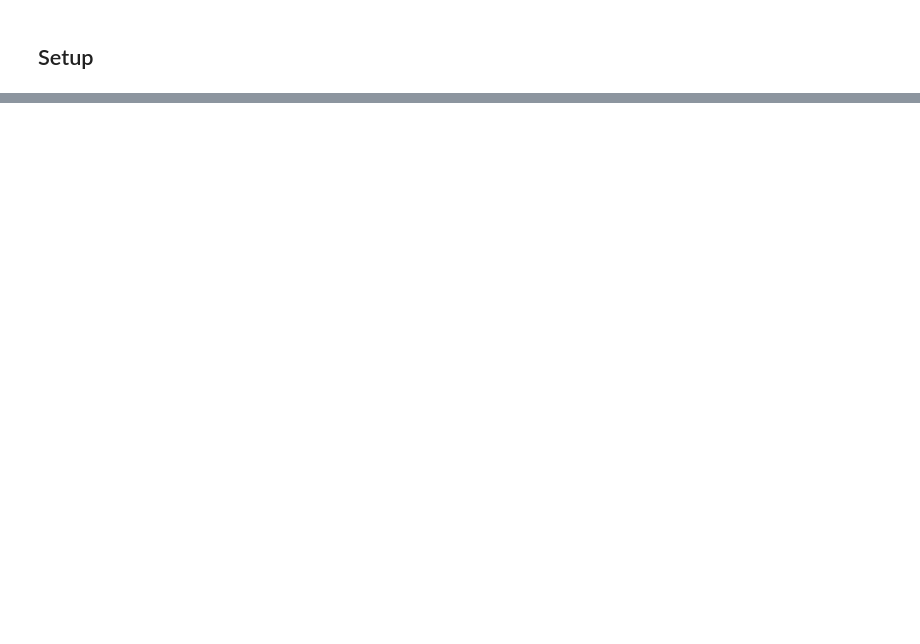
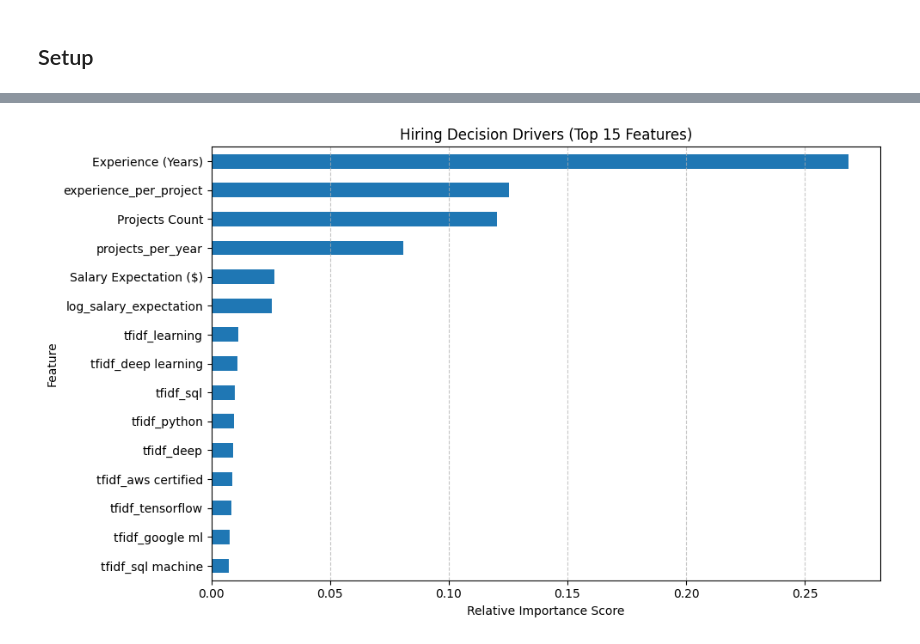
Before and after one commit to Jiaze-G/resume-hiring-prediction-ml, a Jupyter notebook: Modeling_and_Evaluation.ipynb, the cells around one changed output, grey strips where cells are left out. Cells and saved outputs as stored; diff of their text form; code cells hidden in the pictures; blank space fills up the shorter version.

```diff
--- a/Modeling_and_Evaluation.ipynb
+++ b/Modeling_and_Evaluation.ipynb
@@ -10,16 +67,18 @@ import pandas as pd
 # %%
-# === Load processed data from preprocessing notebook ===
-DATA_DIR = "data/processed"
 
+DATA_DIR = "/content/drive/MyDrive/EE344/final project/processed"
+
+# Load the data
 X_train = pd.read_parquet(f"{DATA_DIR}/X_train.parquet")
 X_test  = pd.read_parquet(f"{DATA_DIR}/X_test.parquet")
 
 y_train = pd.read_parquet(f"{DATA_DIR}/y_train.parquet")["target"]
 y_test  = pd.read_parquet(f"{DATA_DIR}/y_test.parquet")["target"]
 
+y_train = y_train.map({'Hire': 1, 'Reject': 0})
+y_test = y_test.map({'Hire': 1, 'Reject': 0})
 print("Training feature shape:", X_train.shape)
 print("Testing feature shape:", X_test.shape)
-
-print("Training label distribution:")
+print("\nTraining label distribution:")
 print(y_train.value_counts())
 # %% [output]
@@ -34,0 +111,13 @@ Name: count, dtype: int64
+# %%
+model_list = {
+    "Logistic Regression": LogisticRegression(max_iter=1000, random_state=42),
+    "Perceptron": Perceptron(random_state=42),
+    "Linear SVM": LinearSVC(max_iter=2000, random_state=42),
+    "Multinomial NB": MultinomialNB(),
+    "KNN (cosine)": KNeighborsClassifier(n_neighbors=5, metric='cosine'),
+    "Decision Tree": DecisionTreeClassifier(max_depth=10, random_state=42),
+    "Random Forest": RandomForestClassifier(n_estimators=100, random_state=42)
+}
+
+if XGBClassifier:
+    model_list["XGBoost"] = XGBClassifier(random_state=42, use_label_encoder=False, eval_metric='logloss')
@@ -34,0 +208,21 @@ Name: count, dtype: int64
+# %%
+rf_model = trained_models["Random Forest"]#why random forest
+
+importances = rf_model.feature_importances_
+feat_names = X_train_scaled.columns
+
+feature_imp_series = pd.Series(importances, index=feat_names)
+
+top_15_features = feature_imp_series.sort_values(ascending=False).head(15)
+
+plt.figure(figsize=(10,6))
+top_15_features.sort_values().plot(kind="barh")
+
+plt.title("Hiring Decision Drivers (Top 15 Features)")
+plt.xlabel("Relative Importance Score")
+plt.ylabel("Feature")
+plt.grid(axis='x', linestyle='--', alpha=0.7)
+plt.tight_layout()
+plt.show()
+# %% [output]
+[figure, added]
```
Also changed, not shown: parts of 24 cells of this notebook.
